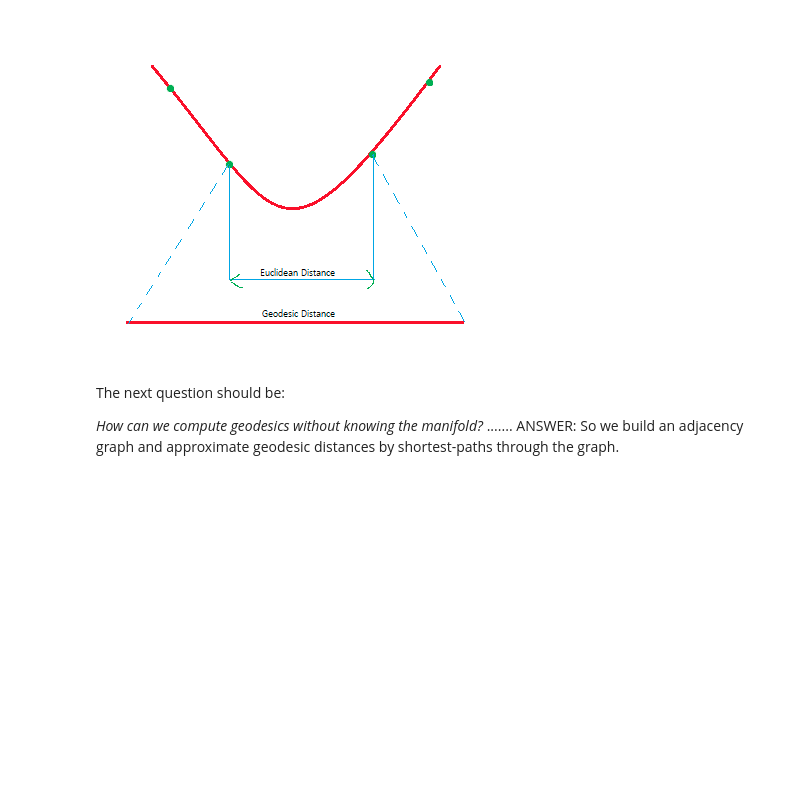
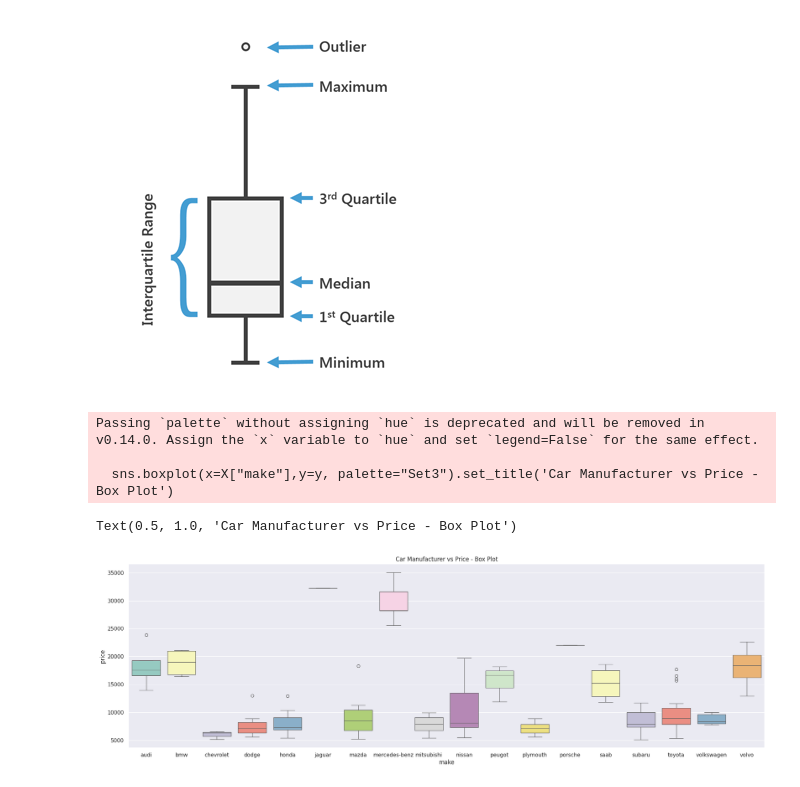
Before and after one commit to areejakram24/MY_ProjectsandLabs, a Jupyter notebook: M2L1.ipynb, the cells around one changed output. Cells and saved outputs as stored; diff of their text form; code cells hidden in the pictures; blank space fills up the shorter version.

```diff
--- a/M2L1.ipynb
+++ b/M2L1.ipynb
@@ -23,0 +27,4 @@ Isomap stands for **ISOmetric feature MAPping**. Isomap is a non-linear dimensio
+# %%
+import requests
+url = "https://raw.githubusercontent.com/SP9144/FMML_Data/main/Automobile_data.csv"
+response = requests.get(url)
@@ -23,0 +37,6 @@ Isomap stands for **ISOmetric feature MAPping**. Isomap is a non-linear dimensio
+# %%
+# Loading the dataset
+data = StringIO(response.text)
+data = pd.read_csv(data)
+print("Number of data points =", len(data))
+data.head()
@@ -23,0 +52,6 @@ Isomap stands for **ISOmetric feature MAPping**. Isomap is a non-linear dimensio
+# %%
+# Removing rows which have missing values
+
+data.replace("?", np.nan, inplace = True)
+data = data.dropna()
+print(len(data))
@@ -23,0 +60,5 @@ Isomap stands for **ISOmetric feature MAPping**. Isomap is a non-linear dimensio
+# %%
+# Dividing the dataset into features (X) and the target variable (y)
+
+X = data.drop("price", axis = 1)
+y = pd.to_numeric(data["price"])
@@ -24,7 +86,11 @@ Isomap stands for **ISOmetric feature MAPping**. Isomap is a non-linear dimensio
 # %% [markdown]
-![image.png](embedded-picture-1-old)
+![image.png](embedded-picture-1-new)
-# %% [markdown]
-The next question should be:
-
-*How can we compute geodesics without knowing the manifold?* .......
-ANSWER: So we build an adjacency graph and approximate geodesic distances by shortest-paths through the graph.
+# %%
+sns.set(rc={'figure.figsize':(24,7)})
+sns.boxplot(x=X["make"],y=y, palette="Set3").set_title('Car Manufacturer vs Price - Box Plot')
+# %% [output]
+Passing `palette` without assigning `hue` is deprecated and will be removed in v0.14.0. Assign the `x` variable to `hue` and set `legend=False` for the same effect.
+
+  sns.boxplot(x=X["make"],y=y, palette="Set3").set_title('Car Manufacturer vs Price - Box Plot')
+Text(0.5, 1.0, 'Car Manufacturer vs Price - Box Plot')
+[figure, added]
```
Also changed, not shown: parts of 81 cells of this notebook.
